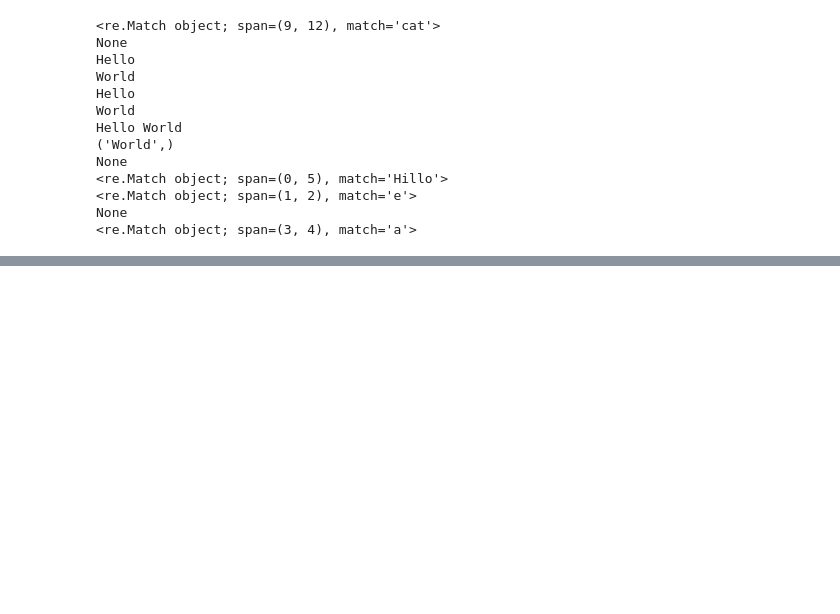
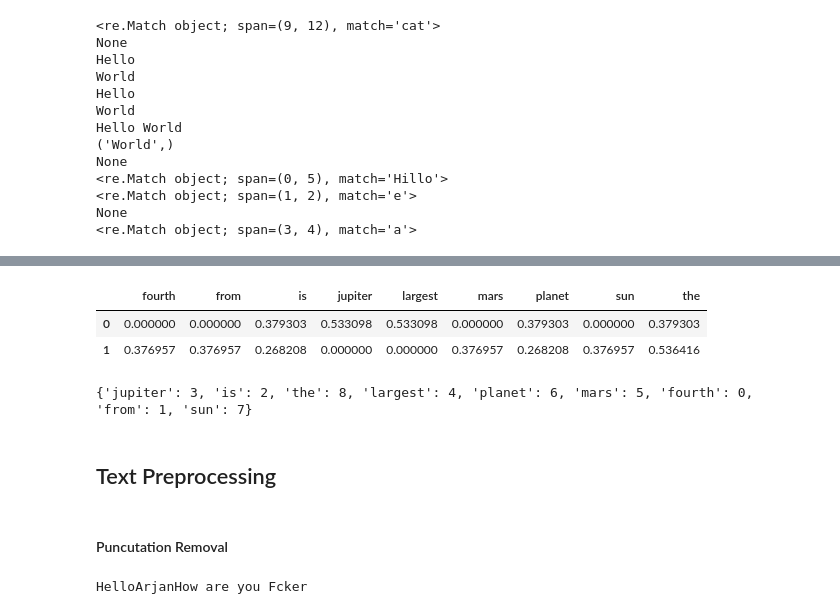
Before and after one commit to R4j4n/Semester2, a Jupyter notebook: 2304/midtermpreparation.ipynb, the cells around one changed output, grey strips where cells are left out. Cells and saved outputs as stored; diff of their text form; code cells hidden in the pictures; blank space fills up the shorter version.

```diff
--- a/2304/midtermpreparation.ipynb
+++ b/2304/midtermpreparation.ipynb
@@ -128,0 +560,19 @@ None
+# %%
+import pandas as pd
+from sklearn.feature_extraction.text import TfidfVectorizer
+
+text = ["Jupiter is the largest planet", "Mars is the fourth planet from the sun"]
+
+vectorizer = TfidfVectorizer()
+data = vectorizer.fit_transform(text)
+
+tfidf = pd.DataFrame(data.toarray(), columns=vectorizer.get_feature_names_out())
+tfidf
+# %% [output]
+|  | fourth | from | is | jupiter | largest | mars | planet | sun | the |
+| 0 | 0.000000 | 0.000000 | 0.379303 | 0.533098 | 0.533098 | 0.000000 | 0.379303 | 0.000000 | 0.379303 |
+| 1 | 0.376957 | 0.376957 | 0.268208 | 0.000000 | 0.000000 | 0.376957 | 0.268208 | 0.376957 | 0.536416 |
+# %%
+print(vectorizer.vocabulary_)
+# %% [output]
+{'jupiter': 3, 'is': 2, 'the': 8, 'largest': 4, 'planet': 6, 'mars': 5, 'fourth': 0, 'from': 1, 'sun': 7}
@@ -128,0 +584,21 @@ None
+# %% [markdown]
+## Text Preprocessing
+# %% [markdown]
+#### Puncutation Removal
+# %%
+import string
+my_string = "Hello!Arjan!#^*(!*@)Ho*w are you F*cker?"
+
+'''
+translate() : retuns string where each char is mapped to corresponding char in
+translation table.
+
+translation table is formed using maketrans()
+
+'''
+puncts = string.punctuation
+table = str.maketrans('','',puncts)
+clean_str = my_string.translate(table)
+print(clean_str)
+# %% [output]
+HelloArjanHow are you Fcker
```
Also changed, not shown: parts of 55 cells of this notebook, 11 other files.
